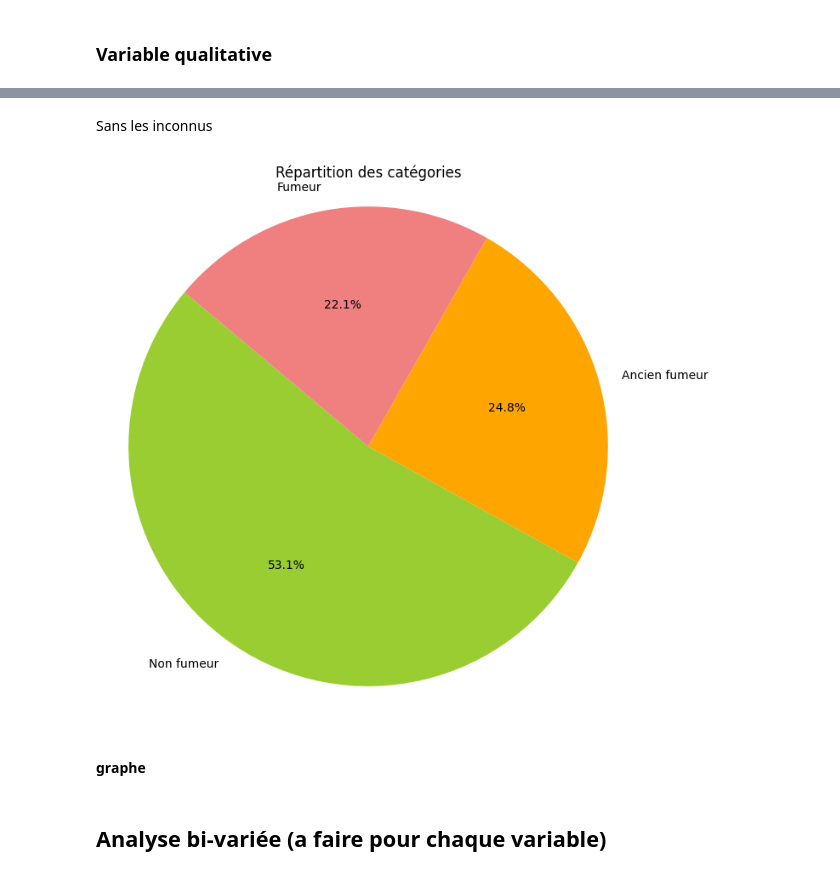
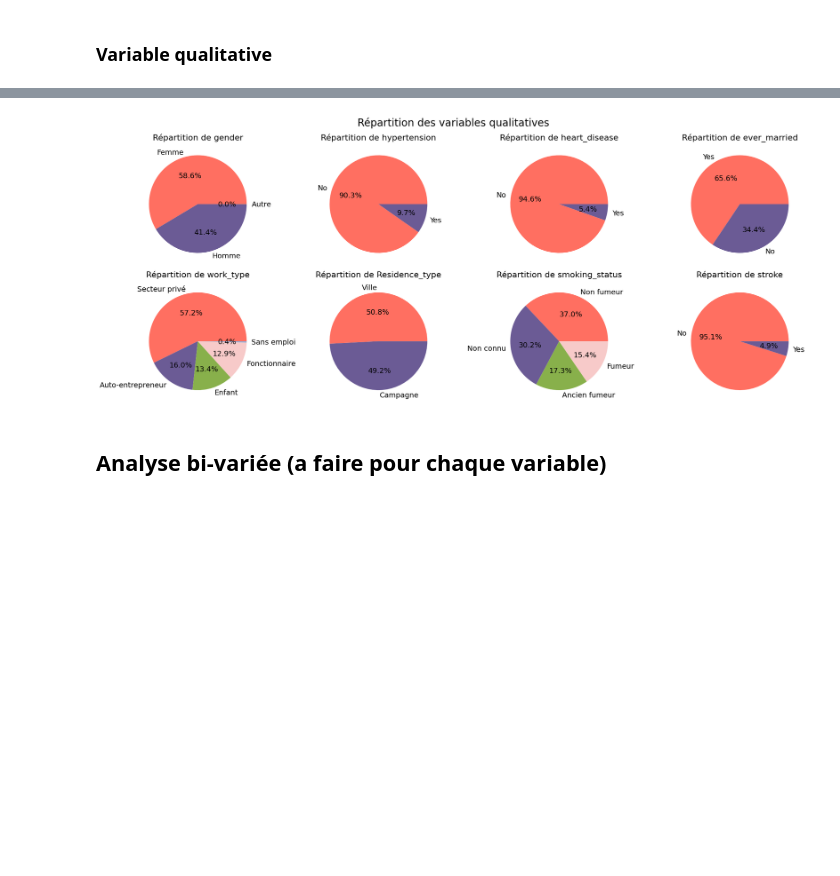
Before and after one commit to Antho-SJ/strocke-alert, a Jupyter notebook: Code/Modele.ipynb, the cells around one changed output, grey strips where cells are left out. Cells and saved outputs as stored; diff of their text form; code cells hidden in the pictures; blank space fills up the shorter version.

Commit message:
[update] Ajout d graphe camembert + representation graphique pour analyse bi-variée qualitative

```diff
--- a/Code/Modele.ipynb
+++ b/Code/Modele.ipynb
@@ -524,26 +259,35 @@ plt.show()
-# %% [markdown]
-Sans les inconnus
-# %%
-# Données pour le pieplot
-colors = ['yellowgreen', 'orange', 'lightcoral']  # Ajout d'une cinquième couleur
-label = ["Non fumeur", "Ancien fumeur", "Fumeur"]
-
-df_sans_fumeur_inconnu = df.loc[df["smoking_status"] != "Unknown"]
-
-# Création du pieplot
-plt.figure(figsize=(8, 8))  # Taille de la figure
-plt.pie(df_sans_fumeur_inconnu["smoking_status"].value_counts(), labels=label, colors=colors, autopct='%1.1f%%', startangle=140)  # Création du pieplot avec pourcentages
-plt.axis('equal')  # Pour que le pieplot soit un cercle plutôt qu'une ellipse
-
-# Titre du pieplot
-plt.title('Répartition des catégories')
-
-# Affichage du pieplot
-plt.show()
-# %% [output]
-[figure, removed]
-# %% [markdown]
-#### graphe
+# %%
+# Calcul du nombre de graphiques sur chaque rangée
+num_total_variables = len(variables_qualitatives)
+num_graphs_per_row = 4  # Quatre graphiques par ligne
+num_rows = (num_total_variables + num_graphs_per_row - 1) // num_graphs_per_row
+
+# Définir la taille de la figure
+figsize_width = 20  # Largeur de la figure
+figsize_height = num_rows * 4  # Hauteur de la figure, ajustée en fonction du nombre de lignes
+
+# Création d'une figure globale avec des sous-graphiques
+fig, axes = plt.subplots(num_rows, num_graphs_per_row, figsize=(figsize_width, figsize_height))
+
+# Boucle pour générer les graphiques pour chaque variable qualitative + diagrammes en camembert
+for i, (variable, color) in enumerate(zip(variables_qualitatives, colors_qualitative)):
+    # Comptage des occurrences de chaque catégorie
+    counts = df[variable].value_counts()
+    row = i // num_graphs_per_row
+    col = i % num_graphs_per_row
+
+    # Diagramme en camembert
+    ax = axes[row, col]
+    ax.pie(counts, labels=counts.index, colors=colors_qualitative[:len(counts)], autopct='%1.1f%%', textprops={'fontsize': 14})
+    ax.set_title(f'Répartition de {variable}', fontsize=16)
+    ax.set_ylabel('', fontsize=14)
+
+# Agrandir la police du titre de la figure
+plt.suptitle('Répartition des variables qualitatives', fontsize=20)
+plt.tight_layout()
+plt.show()
+# %% [output]
+[figure, added]
 # %% [markdown]
 ## Analyse bi-variée (a faire pour chaque variable)
 # %% [markdown]
```
Also changed, not shown: parts of 63 cells of this notebook, 1 other file.
